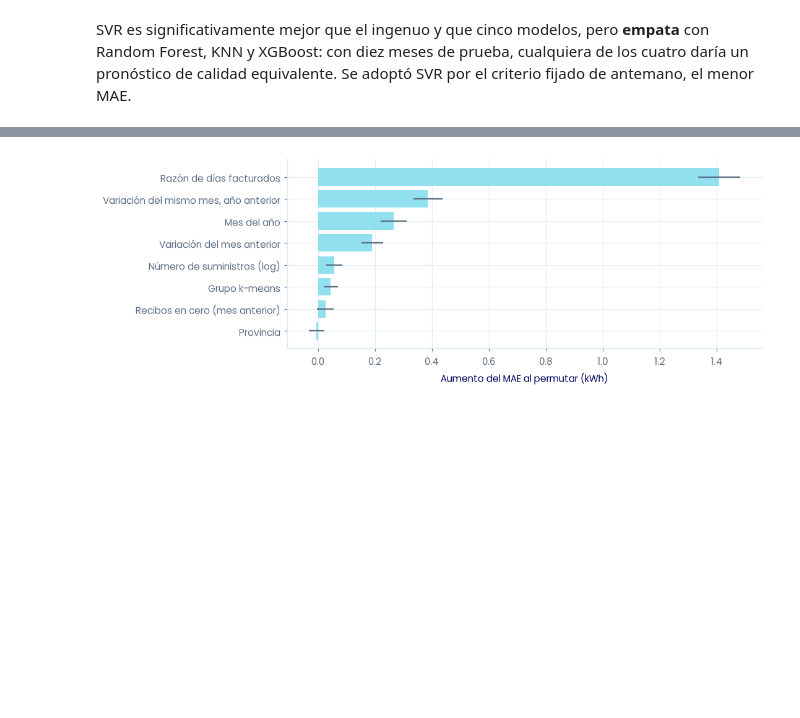
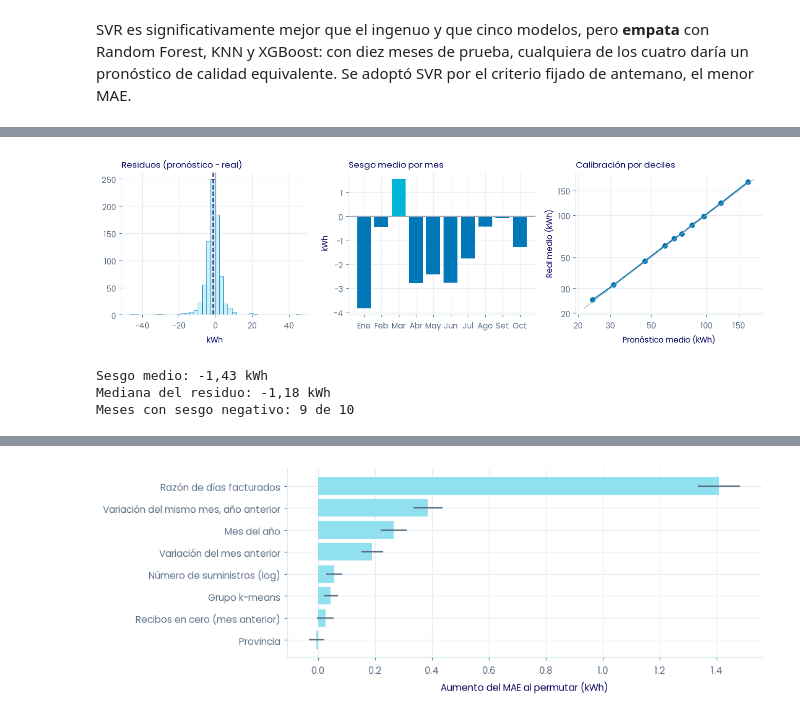
Before and after one commit to engiegarcia/machine-learning-backend, a Jupyter notebook: notebooks/03_supervisado.ipynb, the cells around one changed output, grey strips where cells are left out. Drawn from its saved outputs; the diff is of its cells as text; code cells hidden in the pictures; blank space fills up the shorter version.

```diff
--- a/notebooks/03_supervisado.ipynb
+++ b/notebooks/03_supervisado.ipynb
@@ -313,0 +445,43 @@ t2.groupby("grupo")[["err_ing", "err"]].mean().rename(
+# %%
+p = rb[mejor]["pred"]
+t2 = te.assign(
+    pred=p,
+    resid=p - te["y"].values,
+    abs_err=np.abs(p - te["y"].values),
+    err_ing=np.abs(te["lag1"] - te["y"]),
+)
+fig, (a1, a2, a3) = plt.subplots(1, 3, figsize=(12, 3.6))
+a1.hist(t2["resid"], bins=40, color=ICE, edgecolor=BLUE, lw=0.5)
+a1.axvline(0, color=GRIS)
+a1.axvline(t2["resid"].mean(), color=NAVY, ls="--")
+a1.set(title="Residuos (pronóstico − real)", xlabel="kWh")
+mes = t2.groupby("PERIODO")["resid"].mean()
+a2.bar(range(len(mes)), mes.values, color=[BLUE if v < 0 else CYAN for v in mes.values])
+a2.axhline(0, color=GRIS)
+a2.set_xticks(range(len(mes)), [MESES[int(m[4:]) - 1] for m in mes.index])
+a2.set(title="Sesgo medio por mes", ylabel="kWh")
+dec = t2.assign(decil=pd.qcut(t2["pred"], 10, labels=False)).groupby("decil")[["pred", "y"]].mean()
+a3.plot(dec["pred"], dec["y"], "o-", color=BLUE)
+lim = [dec.min().min() * 0.9, dec.max().max() * 1.05]
+a3.plot(lim, lim, color=GRIS, lw=0.8)
+a3.set(
+    title="Calibración por deciles",
+    xlabel="Pronóstico medio (kWh)",
+    ylabel="Real medio (kWh)",
+    xscale="log",
+    yscale="log",
+)
+for eje in (a3.xaxis, a3.yaxis):
+    eje.set_major_locator(plt.FixedLocator([20, 30, 50, 100, 150]))
+    eje.set_major_formatter(EJE_COMA)
+    eje.set_minor_locator(plt.NullLocator())
+plt.tight_layout()
+plt.show()
+print(f"Sesgo medio: {coma(t2['resid'].mean(), 2)} kWh")
+print(f"Mediana del residuo: {coma(t2['resid'].median(), 2)} kWh")
+print(f"Meses con sesgo negativo: {(mes < 0).sum()} de {len(mes)}")
+# %% [output]
+[figure, added]
+Sesgo medio: -1,43 kWh
+Mediana del residuo: -1,18 kWh
+Meses con sesgo negativo: 9 de 10
```
Also changed, not shown: parts of 45 cells of this notebook, 1 other file.
